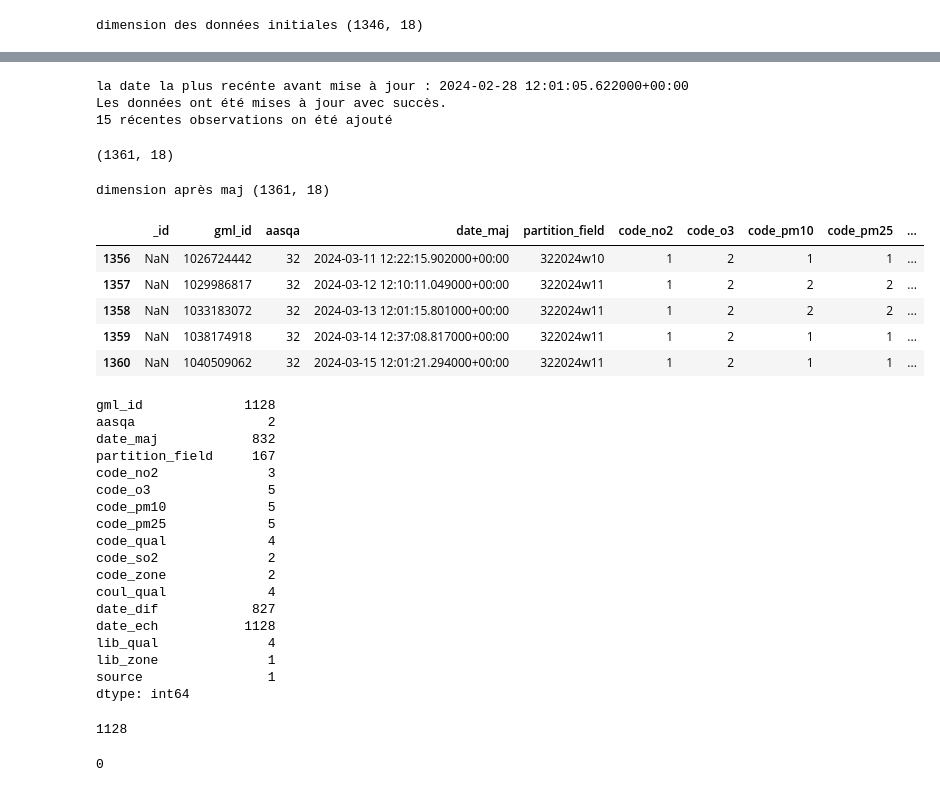
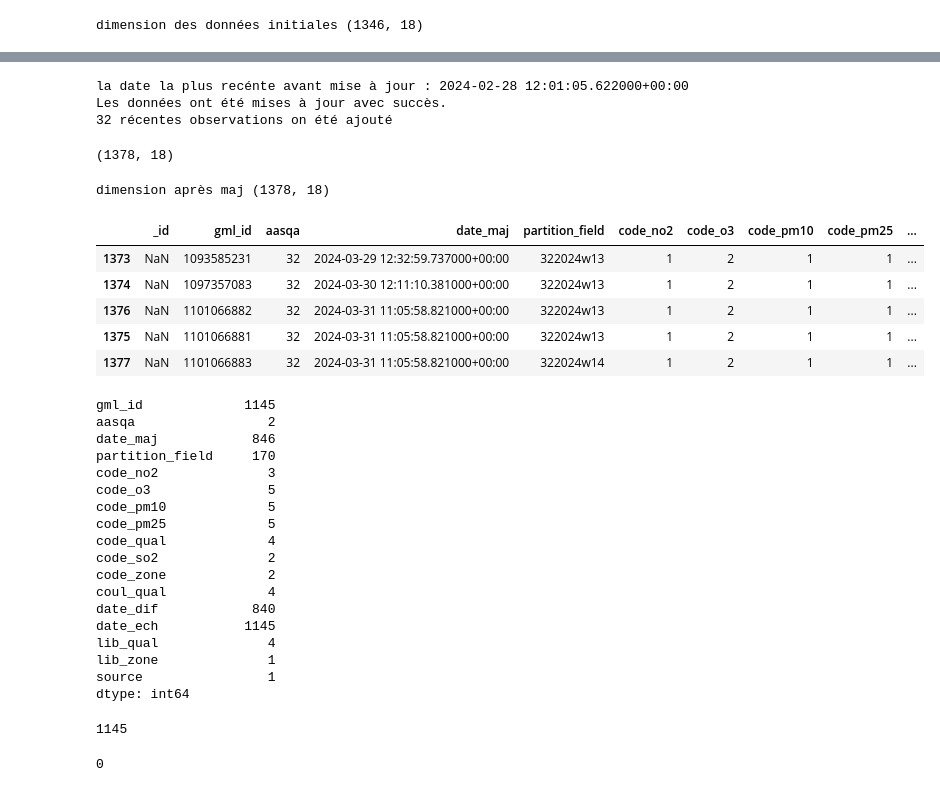
Before and after one commit to GitDeTapha/MIAST-GR1, a Jupyter notebook: Code/Modeling/Predictions.ipynb, the cells around one changed output, grey strips where cells are left out. Saved outputs shown, nothing was run; the diff lists cells and outputs as text; code cells hidden in the pictures.

Commit message:
maj prediction
reste encore les interprétations et de réguler les hyper paramètres dans le modèle relatif à la  pollution 114

```diff
--- a/Code/Modeling/Predictions.ipynb
+++ b/Code/Modeling/Predictions.ipynb
@@ -34,7 +41,9 @@ import warnings
 warnings.filterwarnings('ignore')
 %matplotlib inline
 # %%
-csv_file = "./data/climat_france.aire_quality.csv"
+aire_quality = "./data/climat_france.aire_quality.csv"
+polution_113 = "./data/climat_france.pollution_113.csv"
+polution_114 = "./data/climat_france.pollution_114.csv"
 # %% [markdown]
 <a name="2"></a>
 ## 2 - Air quality
@@ -45,14 +54,14 @@ id_data = 112
 ###   2.1 Etude sur une commune
 # %%
 # Choix d'un code zone au hasard
-code_zone = "2017"
+code_zone = "2001"
 # %% [markdown]
 <a name="2.1.1"></a>
 #### 2.1.1 Chargement et visualisation des données
 - hypothèse : $x_{t+1} = f(x_t, x_{t-1}, \ldots)$, avec x : code_qual et t:date_ech
 - Charger -> prétraiter -> Visualiser(décrire) --> corriger éventuellement variation saisonnières (Moyenne mobile/LR)
 # %%
-init_data = get_data_by_code_zone(csv_file ,code_zone)
+init_data = get_data_by_code_zone(aire_quality ,code_zone)
 # %%
 print("dimension des données initiales", init_data.shape)
 # %% [output]
@@ -72,24 +81,24 @@ data = update_zone_info(init_data, id_data, code_zone)
 # %% [output]
 la date la plus recénte avant mise à jour : 2024-02-28 12:01:05.622000+00:00
 Les données ont été mises à jour avec succès.
-15 récentes observations on été ajouté
+32 récentes observations on été ajouté
 # %%
 data.shape # taille initiale des données
 # %% [output]
-(1361, 18)
+(1378, 18)
 # %%
 print("dimension après maj", data.shape)
 # %% [output]
-dimension après maj (1361, 18)
+dimension après maj (1378, 18)
 # %%
-data.tail() # verifier qu'on a les dernières dans le champ date_maj
+data.tail(5) # verifier qu'on a les dernières dans le champ date_maj
 # %% [output]
 |  | _id | gml_id | aasqa | date_maj | partition_field | code_no2 | code_o3 | code_pm10 | code_pm25 | ... |
-| 1356 | NaN | 1026724442 | 32 | 2024-03-11 12:22:15.902000+00:00 | 322024w10 | 1 | 2 | 1 | 1 | ... |
-| 1357 | NaN | 1029986817 | 32 | 2024-03-12 12:10:11.049000+00:00 | 322024w11 | 1 | 2 | 2 | 2 | ... |
-| 1358 | NaN | 1033183072 | 32 | 2024-03-13 12:01:15.801000+00:00 | 322024w11 | 1 | 2 | 2 | 2 | ... |
-| 1359 | NaN | 1038174918 | 32 | 2024-03-14 12:37:08.817000+00:00 | 322024w11 | 1 | 2 | 1 | 1 | ... |
-| 1360 | NaN | 1040509062 | 32 | 2024-03-15 12:01:21.294000+00:00 | 322024w11 | 1 | 2 | 1 | 1 | ... |
+| 1373 | NaN | 1093585231 | 32 | 2024-03-29 12:32:59.737000+00:00 | 322024w13 | 1 | 2 | 1 | 1 | ... |
+| 1374 | NaN | 1097357083 | 32 | 2024-03-30 12:11:10.381000+00:00 | 322024w13 | 1 | 2 | 1 | 1 | ... |
+| 1376 | NaN | 1101066882 | 32 | 2024-03-31 11:05:58.821000+00:00 | 322024w13 | 1 | 2 | 1 | 1 | ... |
+| 1375 | NaN | 1101066881 | 32 | 2024-03-31 11:05:58.821000+00:00 | 322024w13 | 1 | 2 | 1 | 1 | ... |
+| 1377 | NaN | 1101066883 | 32 | 2024-03-31 11:05:58.821000+00:00 | 322024w14 | 1 | 2 | 1 | 1 | ... |
 # %%
 # Suppression de la colonne id car crée par mongo
 data = data.drop('_id', axis=1)
@@ -97,10 +106,10 @@ data = data.drop('_id', axis=1)
 unique_date_ech = data.drop_duplicates(subset=['date_ech'])
 unique_date_ech.nunique()
 # %% [output]
-gml_id             1128
+gml_id             1145
 aasqa                 2
-date_maj            832
-partition_field     167
+date_maj            846
+partition_field     170
 code_no2              3
 code_o3               5
 code_pm10             5
@@ -109,8 +118,8 @@ code_qual             4
 code_so2              2
 code_zone             2
 coul_qual             4
-date_dif            827
-date_ech           1128
+date_dif            840
+date_ech           1145
 lib_qual              4
 lib_zone              1
 source                1
@@ -118,7 +127,7 @@ dtype: int64
 # %%
 len(unique_date_ech)
 # %% [output]
-1128
+1145
 # %%
 nb_dup, unique_date_ech = remove_duplicates(unique_date_ech)
 print(nb_dup)
```
Also changed, not shown: parts of 78 cells of this notebook, 1 other file.
